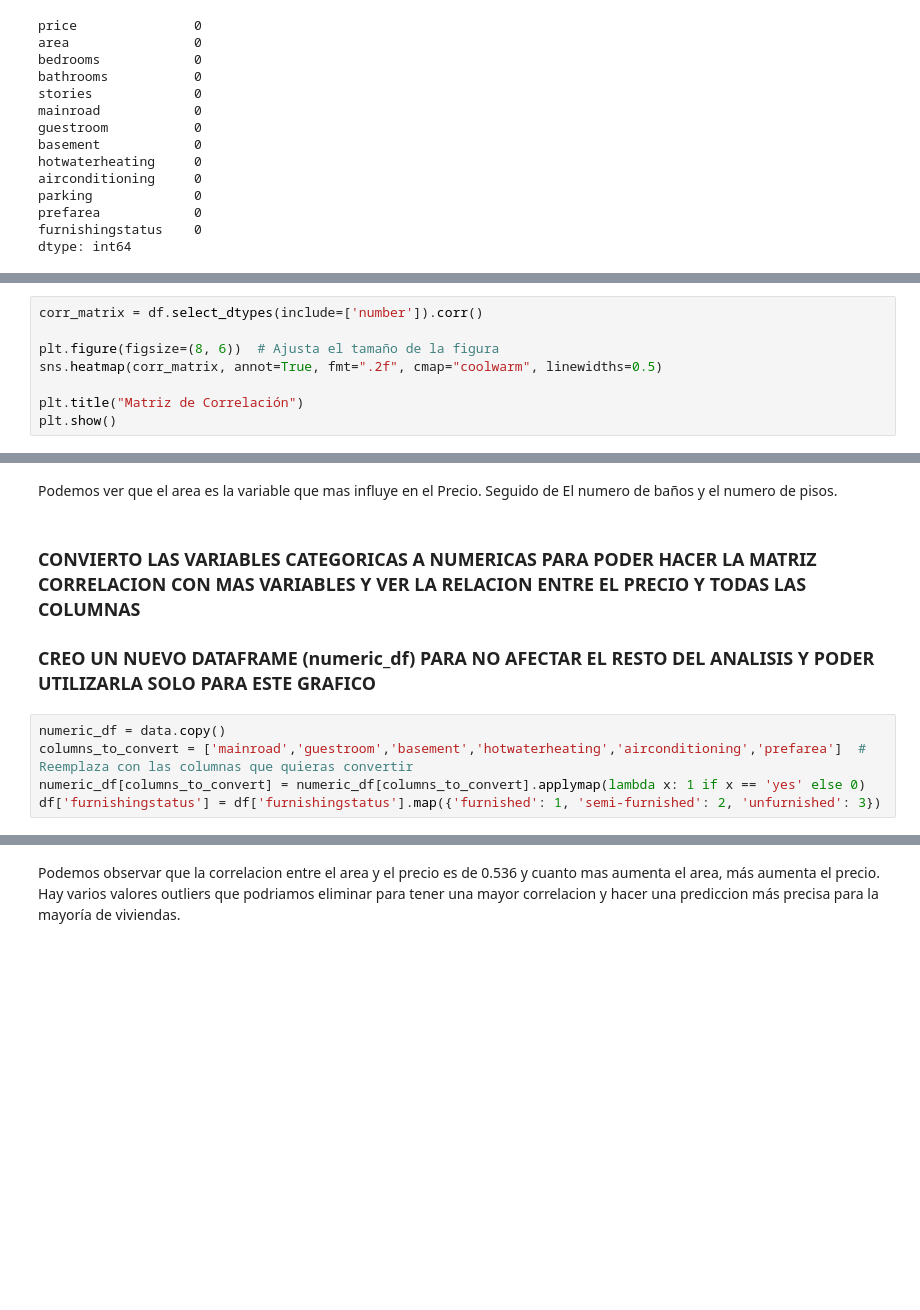
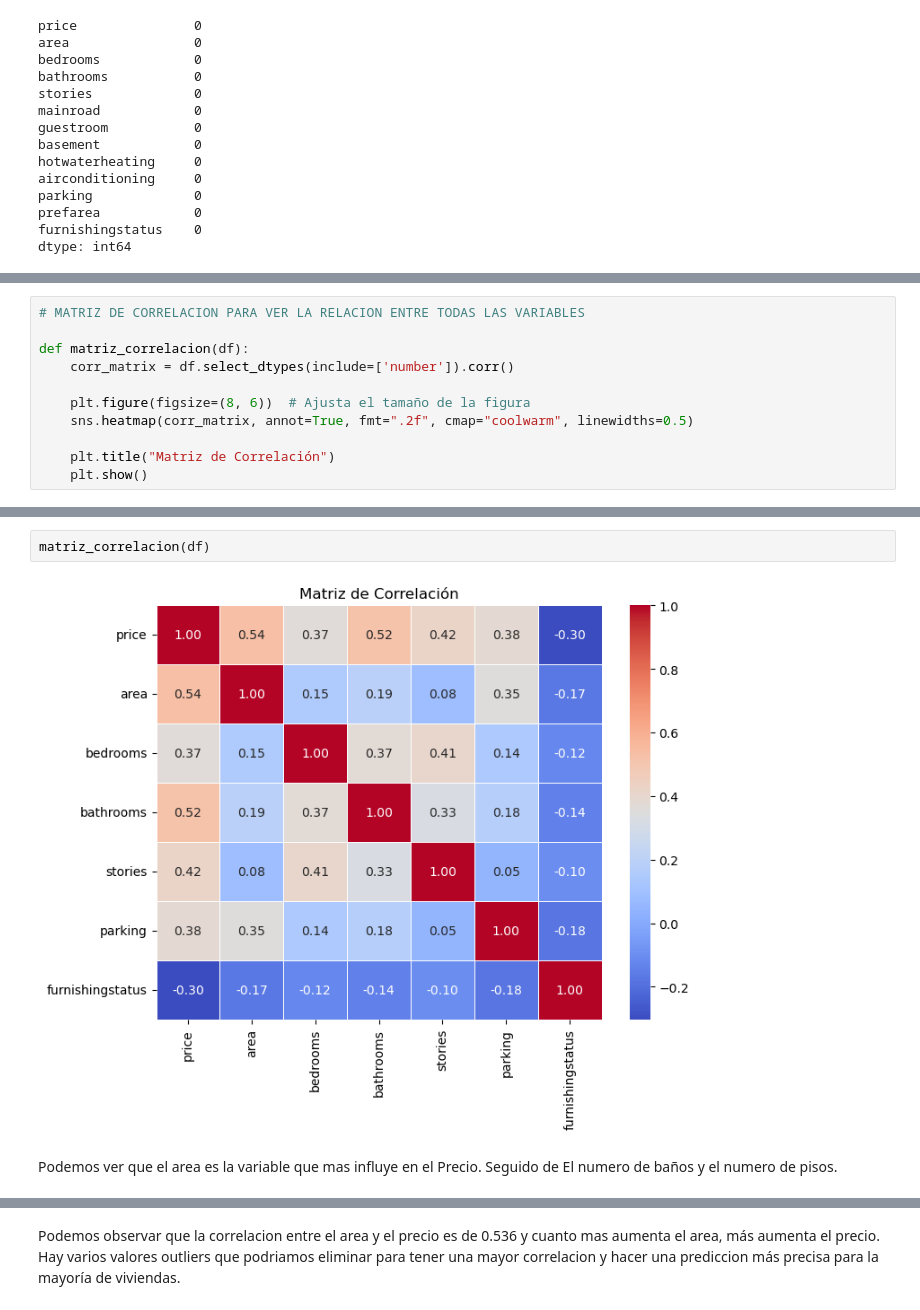
Before and after one commit to guillemas11/EDA_HOUSE, a Jupyter notebook: src/EDA.ipynb, the cells around one changed output, grey strips where cells are left out. Cells and saved outputs as stored; diff of their text form; blank space fills up the shorter version.

```diff
--- a/src/EDA.ipynb
+++ b/src/EDA.ipynb
@@ -148,8 +116,11 @@ for column in df.columns:
 # %%
-corr_matrix = df.select_dtypes(include=['number']).corr()
+# MATRIZ DE CORRELACION PARA VER LA RELACION ENTRE TODAS LAS VARIABLES
 
-plt.figure(figsize=(8, 6))  # Ajusta el tamaño de la figura
-sns.heatmap(corr_matrix, annot=True, fmt=".2f", cmap="coolwarm", linewidths=0.5)
+def matriz_correlacion(df):
+    corr_matrix = df.select_dtypes(include=['number']).corr()
 
-plt.title("Matriz de Correlación")
-plt.show()
+    plt.figure(figsize=(8, 6))  # Ajusta el tamaño de la figura
+    sns.heatmap(corr_matrix, annot=True, fmt=".2f", cmap="coolwarm", linewidths=0.5)
+
+    plt.title("Matriz de Correlación")
+    plt.show()
@@ -158,10 +224,6 @@ plt.show()
+# %%
+matriz_correlacion(df)
+# %% [output]
+[figure, added]
 # %% [markdown]
 Podemos ver que el area es la variable que mas influye en el Precio. Seguido de El numero de baños y el numero de pisos.
-# %% [markdown]
-### CONVIERTO LAS VARIABLES CATEGORICAS A NUMERICAS PARA PODER HACER LA MATRIZ CORRELACION CON MAS VARIABLES Y VER LA RELACION ENTRE EL PRECIO Y TODAS LAS COLUMNAS
-### CREO UN NUEVO DATAFRAME (numeric_df) PARA NO AFECTAR EL RESTO DEL ANALISIS Y PODER UTILIZARLA SOLO PARA ESTE GRAFICO
-# %%
-numeric_df = data.copy()
-columns_to_convert = ['mainroad','guestroom','basement','hotwaterheating','airconditioning','prefarea']  # Reemplaza con las columnas que quieras convertir
-numeric_df[columns_to_convert] = numeric_df[columns_to_convert].applymap(lambda x: 1 if x == 'yes' else 0)
-df['furnishingstatus'] = df['furnishingstatus'].map({'furnished': 1, 'semi-furnished': 2, 'unfurnished': 3})
```
Also changed, not shown: parts of 31 cells of this notebook, 1 other file.
